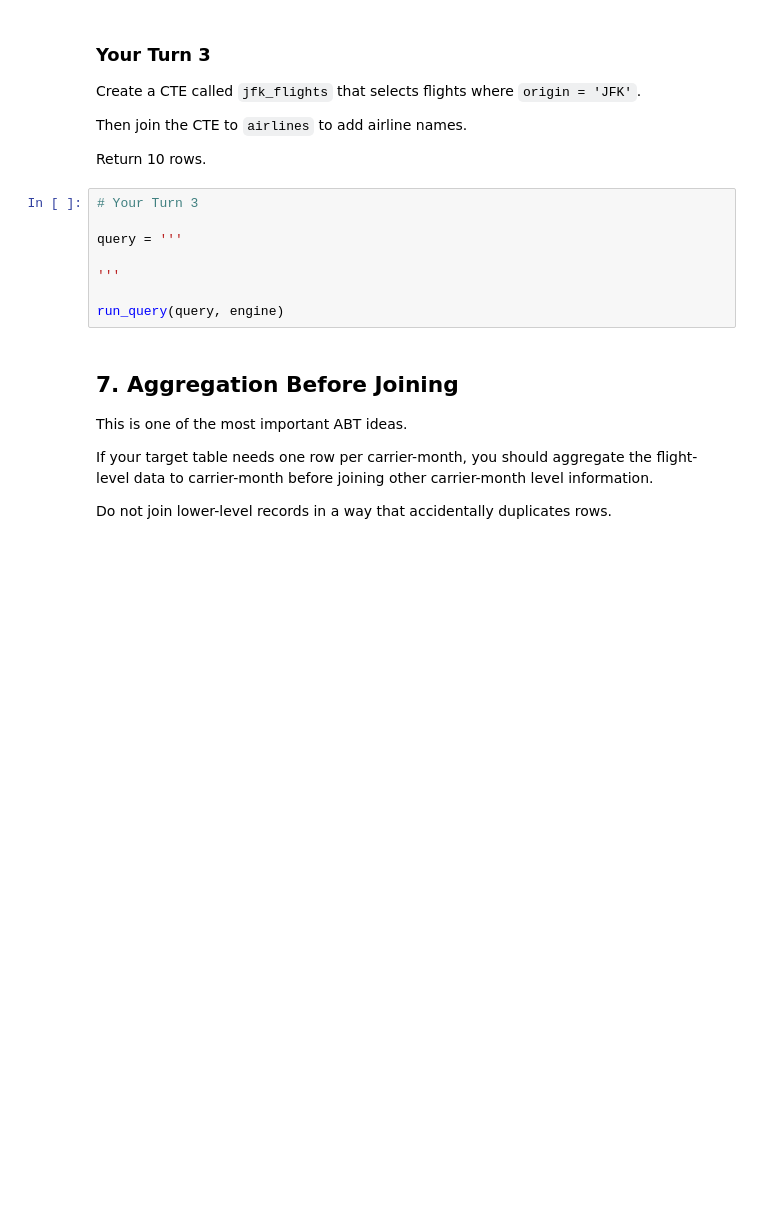
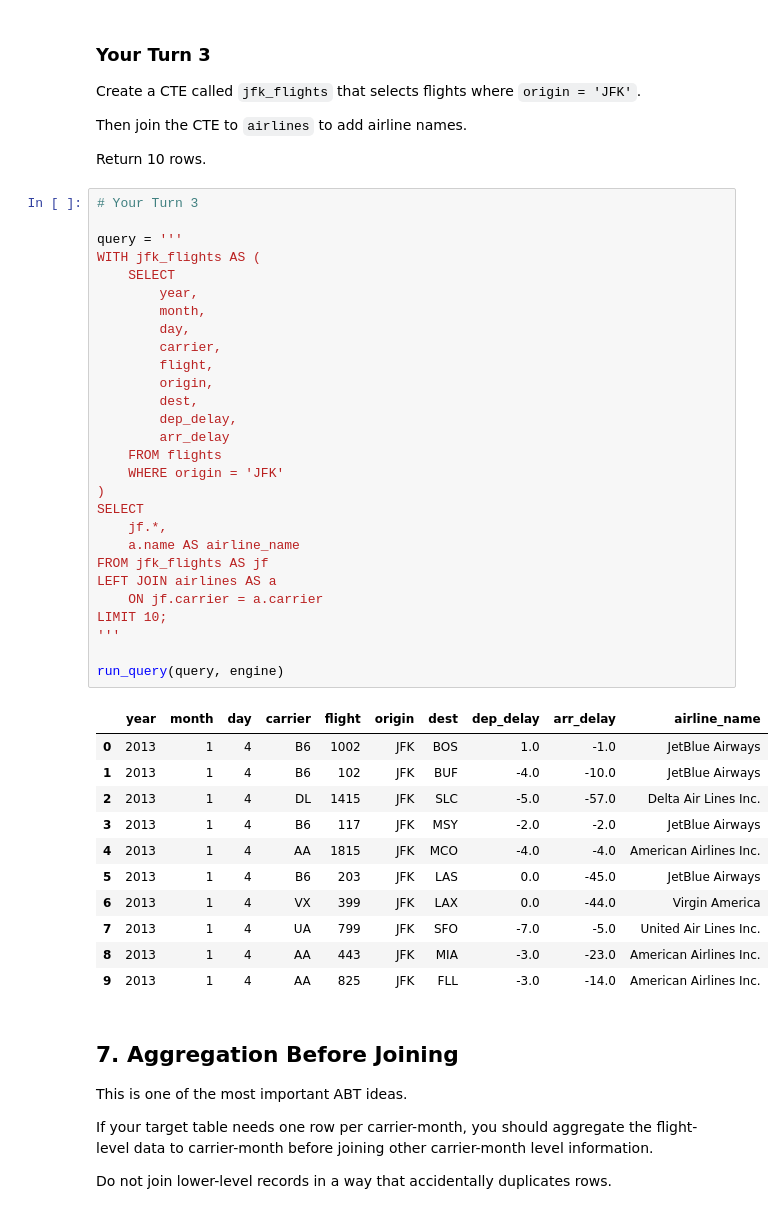
Before and after one commit to diantasmaa-crypto/ban6003-week-09-10-diana, a Jupyter notebook: notebooks/module10_sql_joins_abt_guided_lab.ipynb, the cells around one changed output. Cells and saved outputs as stored; diff of their text form; blank space fills up the shorter version.

```diff
--- a/notebooks/module10_sql_joins_abt_guided_lab.ipynb
+++ b/notebooks/module10_sql_joins_abt_guided_lab.ipynb
@@ -415,11 +528,43 @@ Return 10 rows.
 # %%
 # Your Turn 3
 
 query = '''
-
+WITH jfk_flights AS (
+    SELECT
+        year,
+        month,
+        day,
+        carrier,
+        flight,
+        origin,
+        dest,
+        dep_delay,
+        arr_delay
+    FROM flights
+    WHERE origin = 'JFK'
+)
+SELECT
+    jf.*,
+    a.name AS airline_name
+FROM jfk_flights AS jf
+LEFT JOIN airlines AS a
+    ON jf.carrier = a.carrier
+LIMIT 10;
 '''
 
 run_query(query, engine)
+# %% [output]
+|  | year | month | day | carrier | flight | origin | dest | dep_delay | arr_delay | airline_name |
+| 0 | 2013 | 1 | 4 | B6 | 1002 | JFK | BOS | 1.0 | -1.0 | JetBlue Airways |
+| 1 | 2013 | 1 | 4 | B6 | 102 | JFK | BUF | -4.0 | -10.0 | JetBlue Airways |
+| 2 | 2013 | 1 | 4 | DL | 1415 | JFK | SLC | -5.0 | -57.0 | Delta Air Lines Inc. |
+| 3 | 2013 | 1 | 4 | B6 | 117 | JFK | MSY | -2.0 | -2.0 | JetBlue Airways |
+| 4 | 2013 | 1 | 4 | AA | 1815 | JFK | MCO | -4.0 | -4.0 | American Airlines Inc. |
+| 5 | 2013 | 1 | 4 | B6 | 203 | JFK | LAS | 0.0 | -45.0 | JetBlue Airways |
+| 6 | 2013 | 1 | 4 | VX | 399 | JFK | LAX | 0.0 | -44.0 | Virgin America |
+| 7 | 2013 | 1 | 4 | UA | 799 | JFK | SFO | -7.0 | -5.0 | United Air Lines Inc. |
+| 8 | 2013 | 1 | 4 | AA | 443 | JFK | MIA | -3.0 | -23.0 | American Airlines Inc. |
+| 9 | 2013 | 1 | 4 | AA | 825 | JFK | FLL | -3.0 | -14.0 | American Airlines Inc. |
 # %% [markdown]
 ## 7. Aggregation Before Joining
 
```
Also changed, not shown: parts of 29 cells of this notebook.
